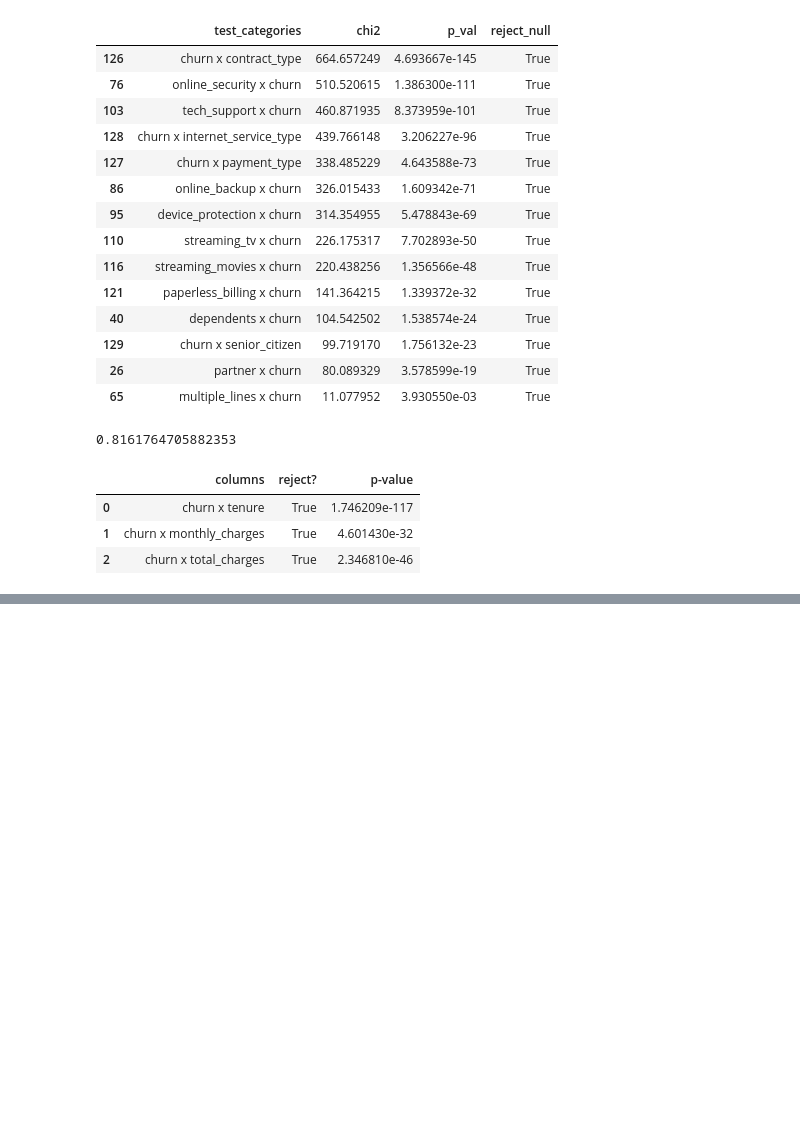
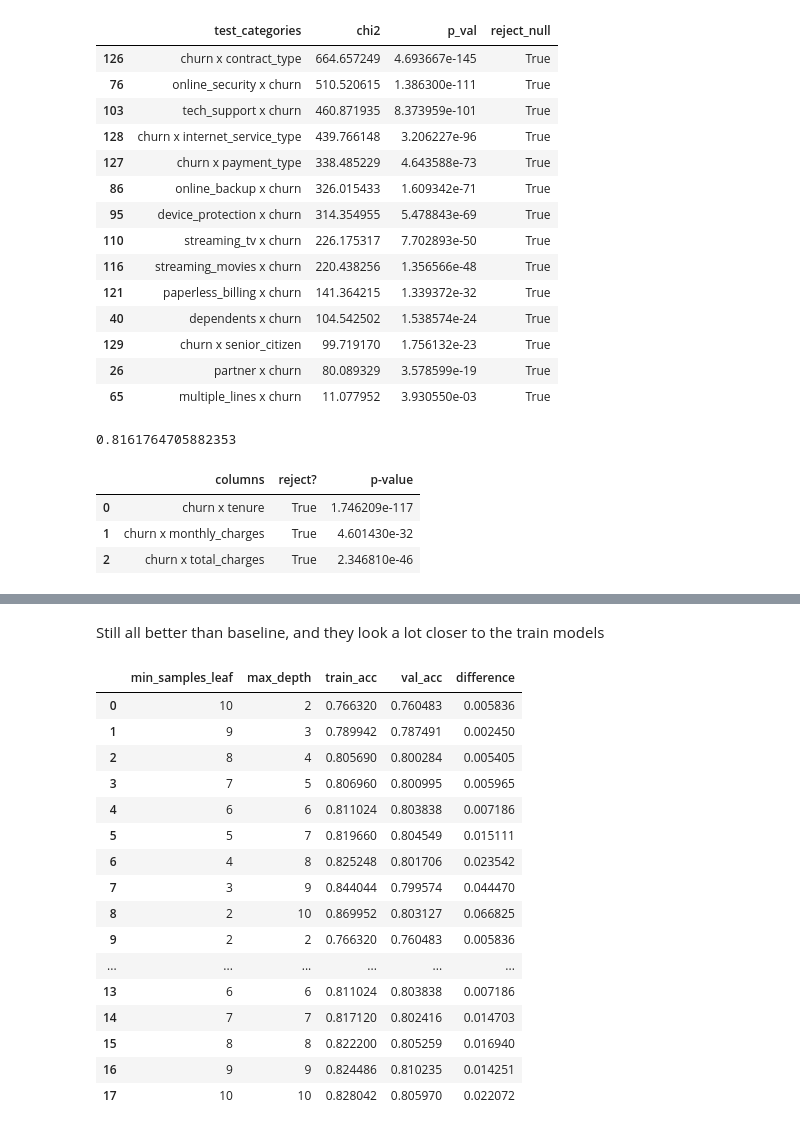
Before and after one commit to stephenfitzsimon/telco_churn_classification, a Jupyter notebook: data_exploration_notes.ipynb, the cells around one changed output, grey strips where cells are left out. Saved outputs shown, nothing was run; the diff lists cells and outputs as text; code cells hidden in the pictures; blank space fills up the shorter version.

```diff
--- a/data_exploration_notes.ipynb
+++ b/data_exploration_notes.ipynb
@@ -462,0 +488,2 @@ Considering the size of the data set and the costs, a depth of 4 is probably ide
+# %%
+model_params = 10
@@ -462,0 +511,3 @@ Considering the size of the data set and the costs, a depth of 4 is probably ide
+# %%
+rand_train_models = pd.DataFrame(outputs)
+rand_train_models
@@ -462,0 +536,22 @@ Considering the size of the data set and the costs, a depth of 4 is probably ide
+# %%
+#assume that churn is the positive case
+#doesn't like max_depth = 1; need to use zero_division=True for classification_report
+depths = list(range(2, model_params+1)) + list(range(2, model_params+1))
+leafs = list(range(model_params, 1, -1)) + list(range(2, model_params+1))
+values = {'depths':depths, 'leafs':leafs}
+outputs = []
+for i in range(len(depths)):
+    rf = RandomForestClassifier(min_samples_leaf = values['leafs'][i], max_depth=values['depths'][i], random_state=rand_seed)
+    rf = rf.fit(X_train, y_train)
+    y_pred = rf.predict(X_validate)
+    metrics_dict = metrics.classification_report(y_validate, y_pred, output_dict=True, zero_division=False)
+    output = {
+        'min_samples_leaf':values['leafs'][i],
+        'max_depth':values['depths'][i],
+        'accuracy': metrics_dict['accuracy'],
+        'better_than_baseline':metrics_dict['accuracy'] > baseline_accuracy
+    }
+    outputs.append(output)
+# %%
+rand_validate_models = pd.DataFrame(outputs)
+rand_validate_models
@@ -462,0 +576,27 @@ Considering the size of the data set and the costs, a depth of 4 is probably ide
+# %% [markdown]
+Still all better than baseline, and they look a lot closer to the train models
+# %%
+rand_compare_models = rand_train_models.iloc[:, 0:2]
+rand_compare_models['train_acc'] = rand_train_models['accuracy']
+rand_compare_models['val_acc'] = rand_validate_models['accuracy']
+rand_compare_models['difference'] = abs(rand_train_models['accuracy'] - rand_validate_models['accuracy'])
+
+rand_compare_models
+# %% [output]
+|  | min_samples_leaf | max_depth | train_acc | val_acc | difference |
+| 0 | 10 | 2 | 0.766320 | 0.760483 | 0.005836 |
+| 1 | 9 | 3 | 0.789942 | 0.787491 | 0.002450 |
+| 2 | 8 | 4 | 0.805690 | 0.800284 | 0.005405 |
+| 3 | 7 | 5 | 0.806960 | 0.800995 | 0.005965 |
+| 4 | 6 | 6 | 0.811024 | 0.803838 | 0.007186 |
+| 5 | 5 | 7 | 0.819660 | 0.804549 | 0.015111 |
+| 6 | 4 | 8 | 0.825248 | 0.801706 | 0.023542 |
+| 7 | 3 | 9 | 0.844044 | 0.799574 | 0.044470 |
+| 8 | 2 | 10 | 0.869952 | 0.803127 | 0.066825 |
+| 9 | 2 | 2 | 0.766320 | 0.760483 | 0.005836 |
+| ... | ... | ... | ... | ... | ... |
+| 13 | 6 | 6 | 0.811024 | 0.803838 | 0.007186 |
+| 14 | 7 | 7 | 0.817120 | 0.802416 | 0.014703 |
+| 15 | 8 | 8 | 0.822200 | 0.805259 | 0.016940 |
+| 16 | 9 | 9 | 0.824486 | 0.810235 | 0.014251 |
+| 17 | 10 | 10 | 0.828042 | 0.805970 | 0.022072 |
```
Also changed, not shown: parts of 82 cells of this notebook, 2 other files.
